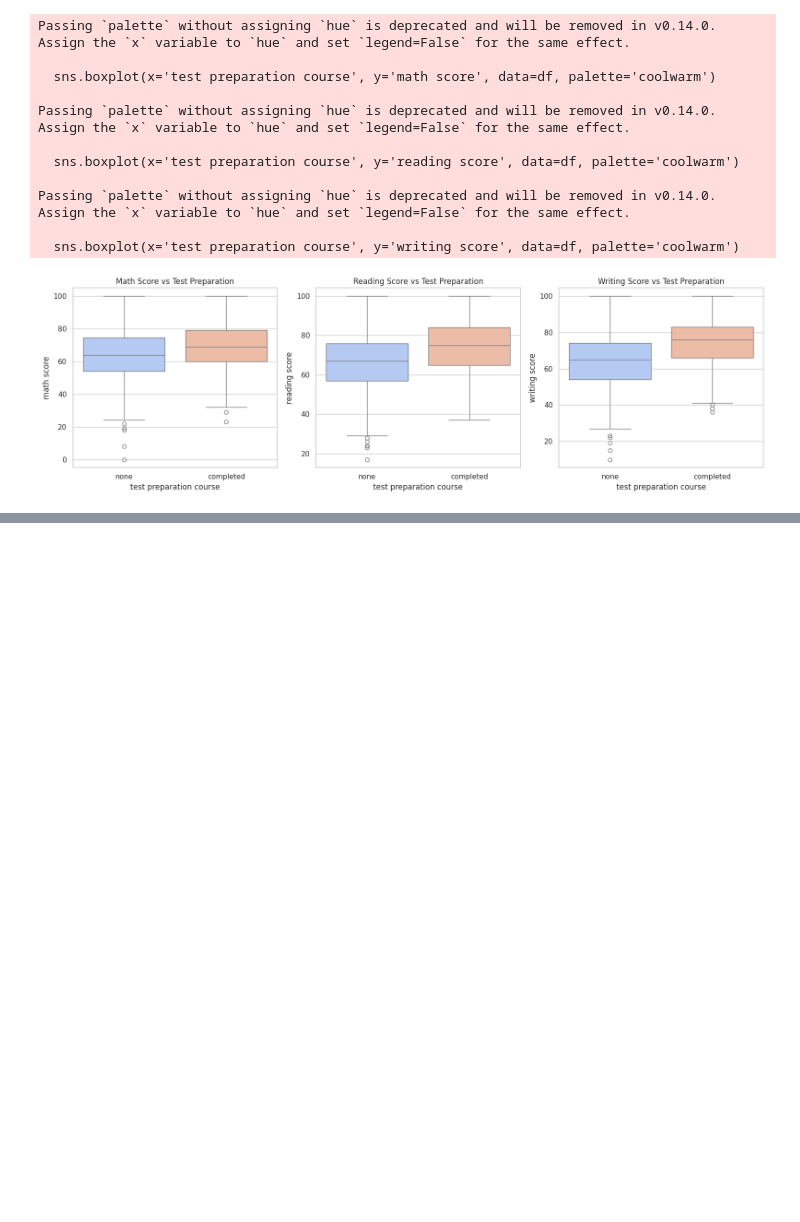
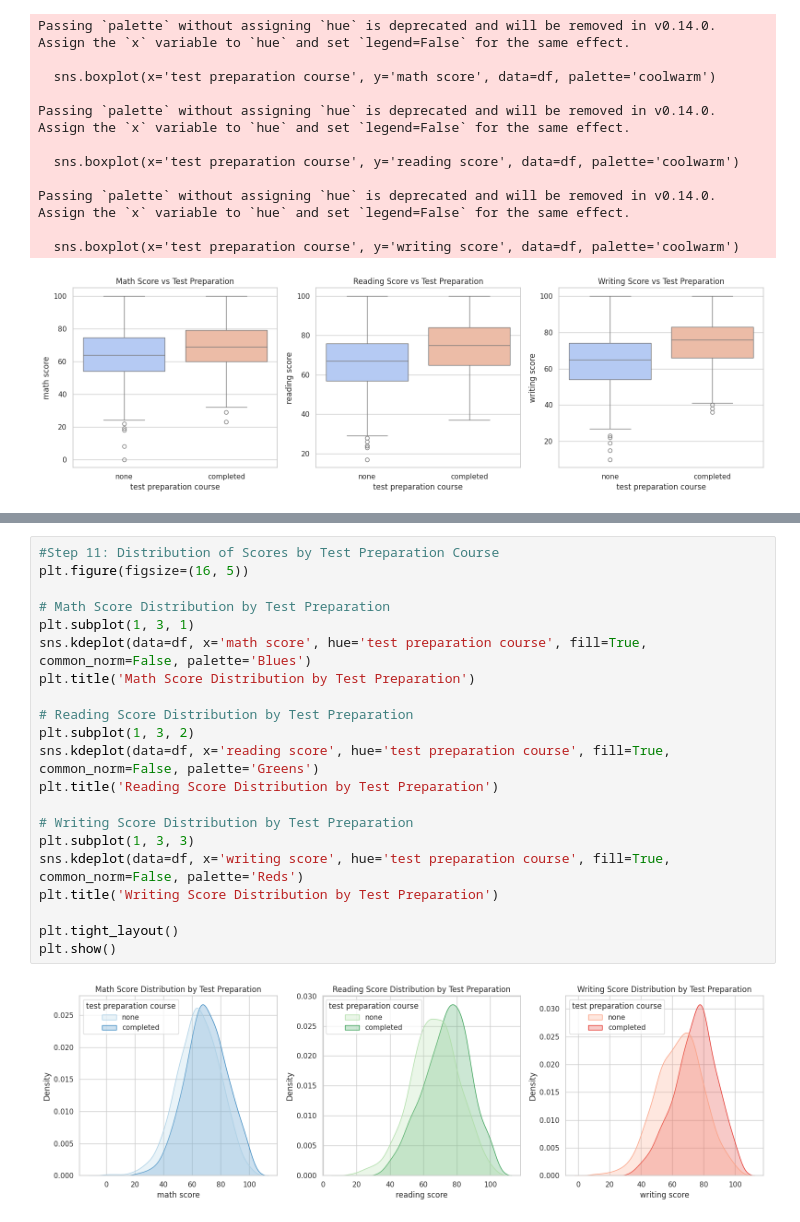
Before and after one commit to lalit1511/EDA_Projects, a Jupyter notebook: Student_Performance_EDA.ipynb, the cells around one changed output, grey strips where cells are left out. Saved outputs shown, nothing was run; the diff lists cells and outputs as text; blank space fills up the shorter version.

```diff
--- a/Student_Performance_EDA.ipynb
+++ b/Student_Performance_EDA.ipynb
@@ -197,0 +224,23 @@ Passing `palette` without assigning `hue` is deprecated and will be removed in v
+# %%
+#Step 11: Distribution of Scores by Test Preparation Course
+plt.figure(figsize=(16, 5))
+
+# Math Score Distribution by Test Preparation
+plt.subplot(1, 3, 1)
+sns.kdeplot(data=df, x='math score', hue='test preparation course', fill=True, common_norm=False, palette='Blues')
+plt.title('Math Score Distribution by Test Preparation')
+
+# Reading Score Distribution by Test Preparation
+plt.subplot(1, 3, 2)
+sns.kdeplot(data=df, x='reading score', hue='test preparation course', fill=True, common_norm=False, palette='Greens')
+plt.title('Reading Score Distribution by Test Preparation')
+
+# Writing Score Distribution by Test Preparation
+plt.subplot(1, 3, 3)
+sns.kdeplot(data=df, x='writing score', hue='test preparation course', fill=True, common_norm=False, palette='Reds')
+plt.title('Writing Score Distribution by Test Preparation')
+
+plt.tight_layout()
+plt.show()
+# %% [output]
+[figure, added]
```
Also changed, not shown: parts of 2 cells of this notebook.
